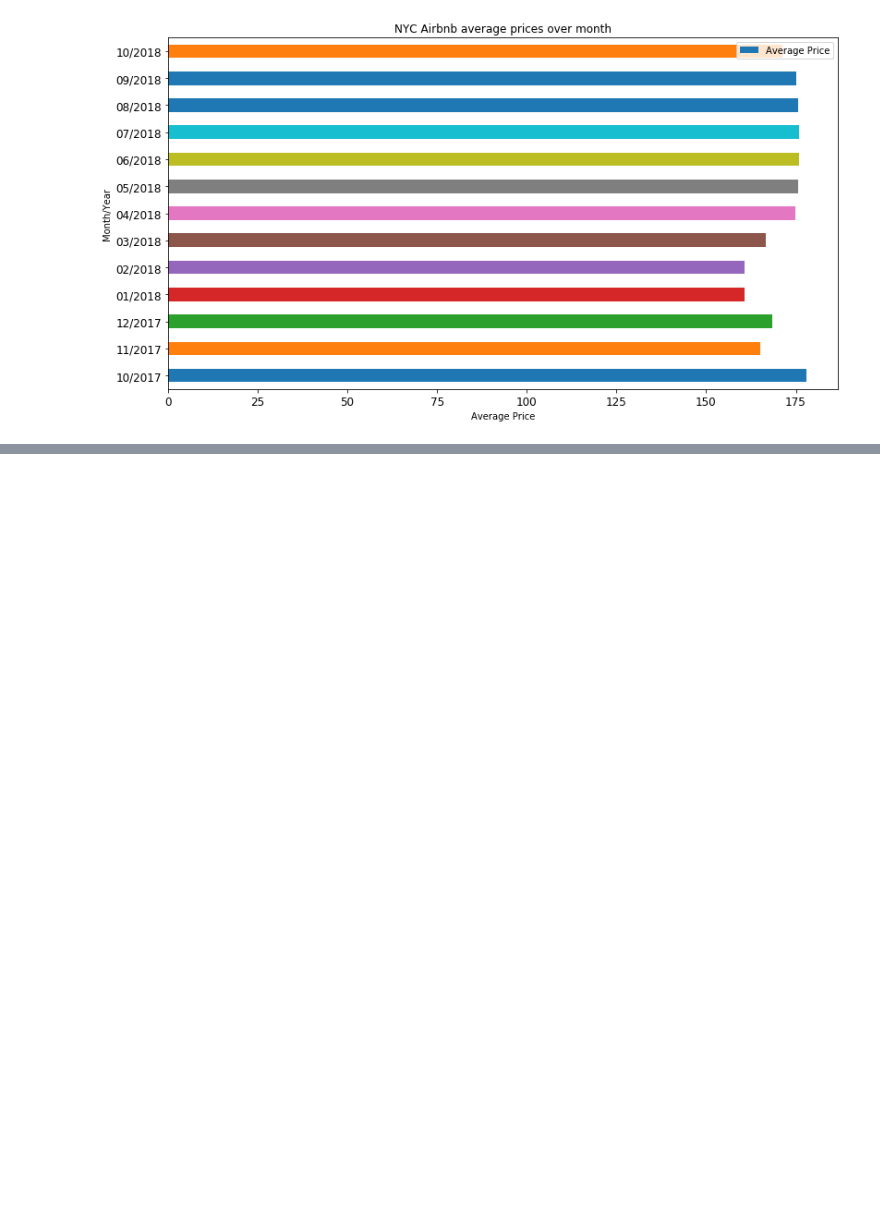
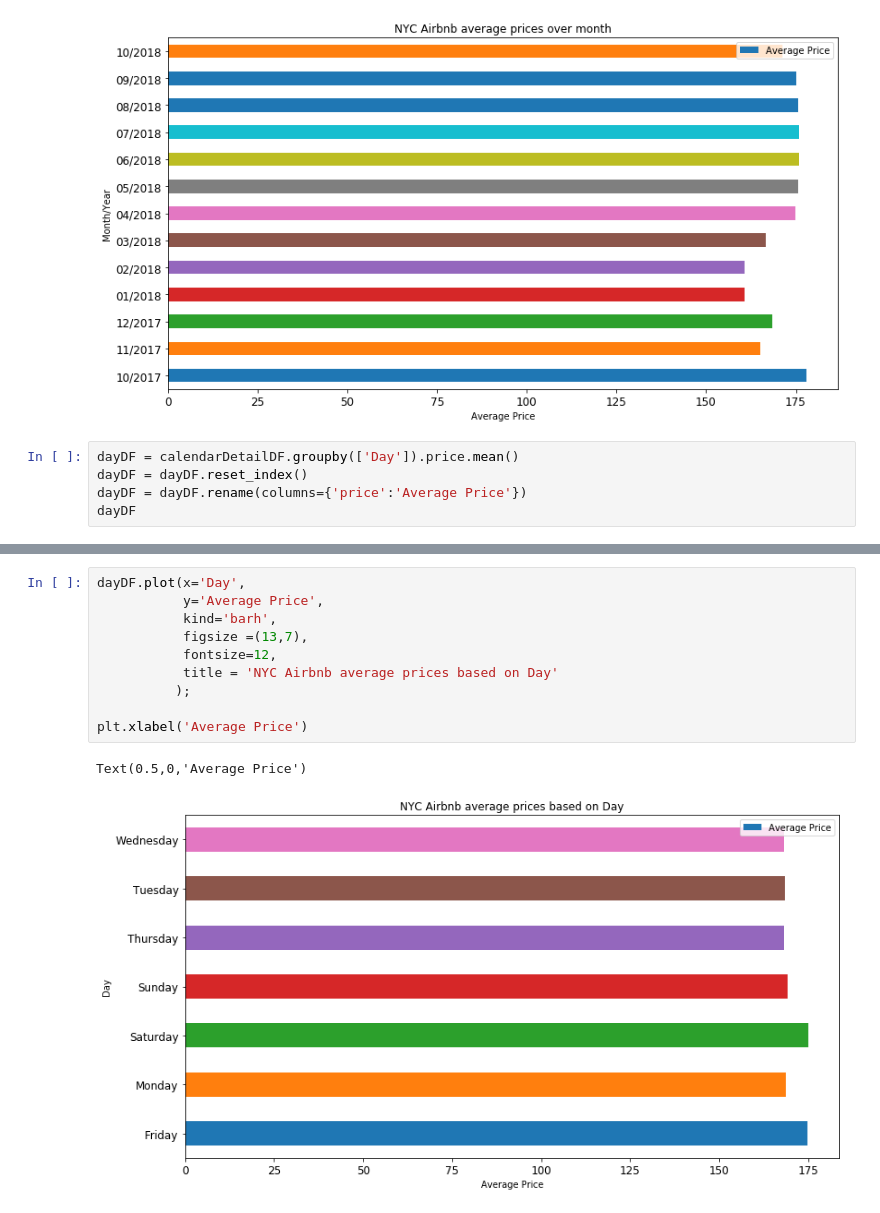
Before and after one commit to DeveloperManisha/Airbnb-Recommendation-System, a Jupyter notebook: Module_3/Module_3.ipynb, the cells around one changed output, grey strips where cells are left out. Cells and saved outputs as stored; diff of their text form; blank space fills up the shorter version.

Commit message:
Day wise average added

```diff
--- a/Module_3/Module_3.ipynb
+++ b/Module_3/Module_3.ipynb
@@ -170,3 +175,8 @@ plt.xlabel('Average Price')
 # %% [output]
 Text(0.5,0,'Average Price')
 [figure]
+# %%
+dayDF = calendarDetailDF.groupby(['Day']).price.mean()
+dayDF = dayDF.reset_index()
+dayDF = dayDF.rename(columns={'price':'Average Price'})
+dayDF
@@ -172,0 +192,13 @@ Text(0.5,0,'Average Price')
+# %%
+dayDF.plot(x='Day',
+           y='Average Price',
+           kind='barh',
+           figsize =(13,7),
+           fontsize=12,
+           title = 'NYC Airbnb average prices based on Day'
+          );
+
+plt.xlabel('Average Price')
+# %% [output]
+Text(0.5,0,'Average Price')
+[figure, added]
```
Also changed, not shown: parts of 3 cells of this notebook.
